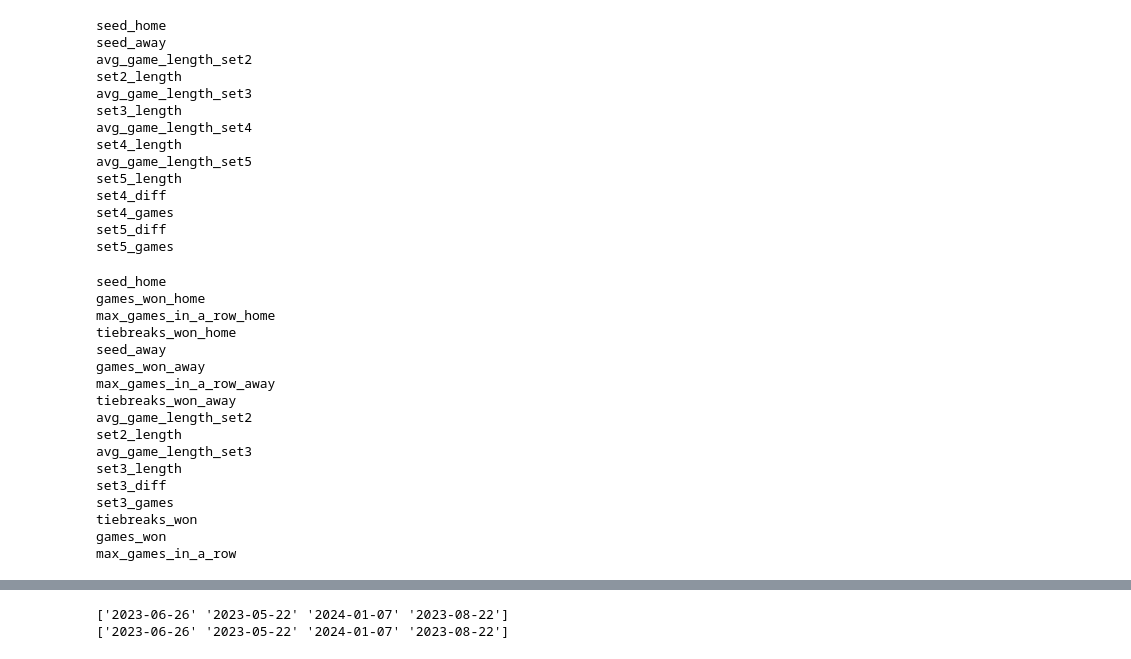
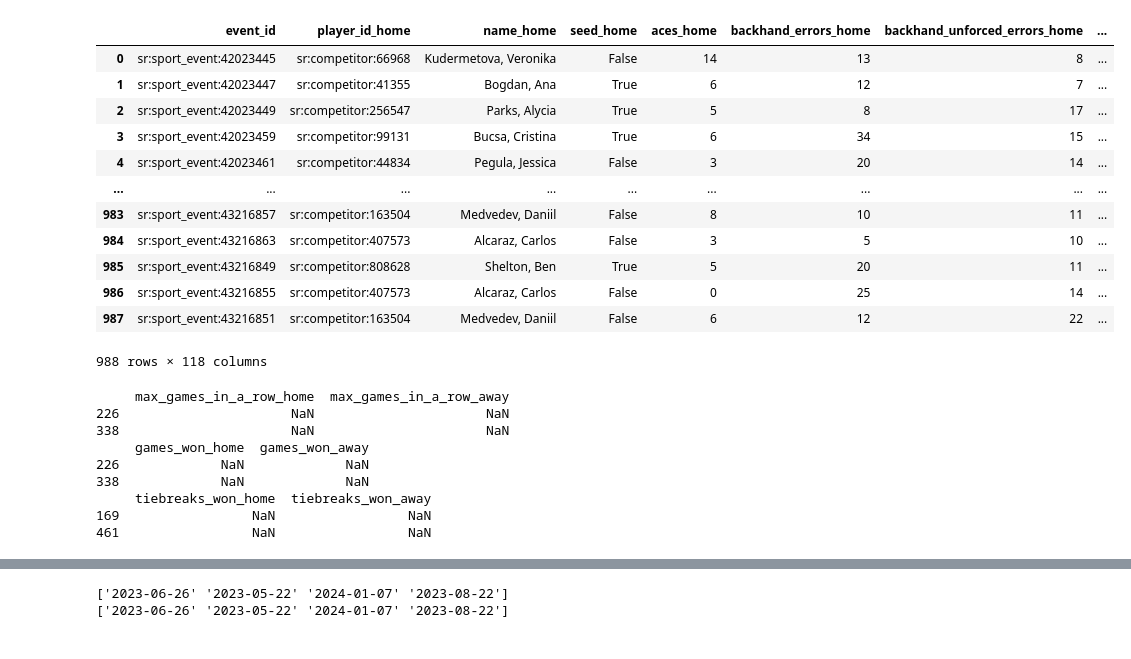
Before and after one commit to scharfsteina/mds-final, a Jupyter notebook: cleaning.ipynb, the cells around one changed output, grey strips where cells are left out. Cells and saved outputs as stored; diff of their text form; code cells hidden in the pictures.

Commit message:
data cleaning, handled all rows/columns with missing data

```diff
--- a/eda.ipynb
+++ b/cleaning.ipynb
@@ -8,41 +5,17 @@ womens = pd.read_csv("data/womens_df_prod.csv")
-# %%
-for col in mens.columns:
-    if any(mens[col].isna()):
-        print(col)
-# %% [output]
-seed_home
-seed_away
-avg_game_length_set2
-set2_length
-avg_game_length_set3
-set3_length
-avg_game_length_set4
-set4_length
-avg_game_length_set5
-set5_length
-set4_diff
-set4_games
-set5_diff
-set5_games
-# %%
-for col in womens.columns:
-    if any(womens[col].isna()):
-        print(col)
-# %% [output]
-seed_home
-games_won_home
-max_games_in_a_row_home
-tiebreaks_won_home
-seed_away
-games_won_away
-max_games_in_a_row_away
-tiebreaks_won_away
-avg_game_length_set2
-set2_length
-avg_game_length_set3
-set3_length
-set3_diff
-set3_games
-tiebreaks_won
-games_won
-max_games_in_a_row
+# %%
+df = pd.read_csv("data/merged.csv")
+df
+# %% [output]
+|  | event_id | player_id_home | name_home | seed_home | aces_home | backhand_errors_home | backhand_unforced_errors_home | ... |
+| 0 | sr:sport_event:42023445 | sr:competitor:66968 | Kudermetova, Veronika | False | 14 | 13 | 8 | ... |
+| 1 | sr:sport_event:42023447 | sr:competitor:41355 | Bogdan, Ana | True | 6 | 12 | 7 | ... |
+| 2 | sr:sport_event:42023449 | sr:competitor:256547 | Parks, Alycia | True | 5 | 8 | 17 | ... |
+| 3 | sr:sport_event:42023459 | sr:competitor:99131 | Bucsa, Cristina | True | 6 | 34 | 15 | ... |
+| 4 | sr:sport_event:42023461 | sr:competitor:44834 | Pegula, Jessica | False | 3 | 20 | 14 | ... |
+| ... | ... | ... | ... | ... | ... | ... | ... | ... |
+| 983 | sr:sport_event:43216857 | sr:competitor:163504 | Medvedev, Daniil | False | 8 | 10 | 11 | ... |
+| 984 | sr:sport_event:43216863 | sr:competitor:407573 | Alcaraz, Carlos | False | 3 | 5 | 10 | ... |
+| 985 | sr:sport_event:43216849 | sr:competitor:808628 | Shelton, Ben | True | 5 | 20 | 11 | ... |
+| 986 | sr:sport_event:43216855 | sr:competitor:407573 | Alcaraz, Carlos | False | 0 | 25 | 14 | ... |
+| 987 | sr:sport_event:43216851 | sr:competitor:163504 | Medvedev, Daniil | False | 6 | 12 | 22 | ... |
+988 rows × 118 columns
@@ -48,0 +30,19 @@ max_games_in_a_row
+# %%
+cols = ["max_games_in_a_row","games_won","tiebreaks_won"]
+h = "_home"
+a = "_away"
+for col in cols:
+    # when this col is not none, the home and away are both none
+    print(df[~df[col].isna()][[col+h,col+a]])
+    df[col+h] = df[col+h].fillna(df[col])
+    df[col+a] = df[col+a].fillna(df[col])
+# %% [output]
+     max_games_in_a_row_home  max_games_in_a_row_away
+226                      NaN                      NaN
+338                      NaN                      NaN
+     games_won_home  games_won_away
+226             NaN             NaN
+338             NaN             NaN
+     tiebreaks_won_home  tiebreaks_won_away
+169                 NaN                 NaN
+461                 NaN                 NaN
```
Also changed, not shown: parts of 13 cells of this notebook, 1 other file.
